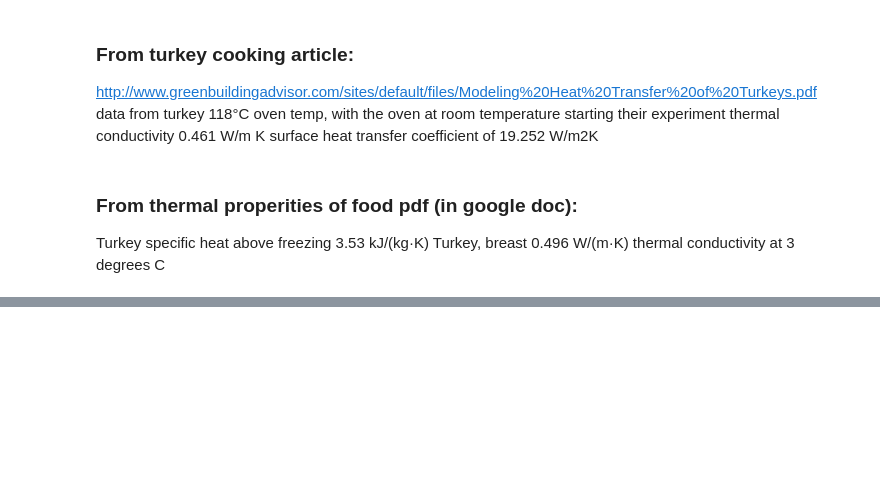
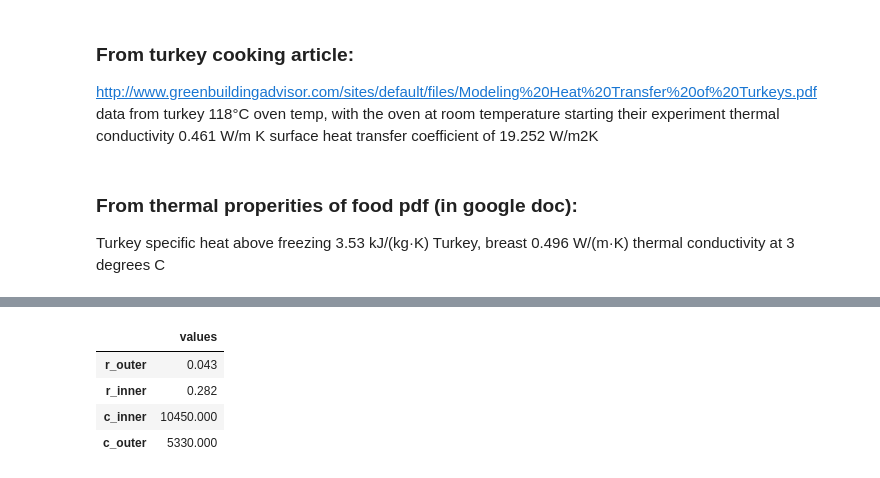
Before and after one commit to MellieZito/Project-2, a Jupyter notebook: code/Turkey.ipynb, the cells around one changed output, grey strips where cells are left out. Drawn from its saved outputs; the diff is of its cells as text; code cells hidden in the pictures; blank space fills up the shorter version.

```diff
--- a/code/Turkey.ipynb
+++ b/code/Turkey.ipynb
@@ -83,0 +86,13 @@ Turkey, breast 0.496 W/(m·K) thermal conductivity at 3 degrees C
+# %%
+params = Params(
+    r_outer = 0.043, #Km^2/W
+    r_inner = 0.282, #Km^2/W
+    c_inner = 10450, #J/K
+    c_outer = 5330, #J/K
+    )
+# %% [output]
+|  | values |
+| r_outer | 0.043 |
+| r_inner | 0.282 |
+| c_inner | 10450.000 |
+| c_outer | 5330.000 |
```
Also changed, not shown: parts of 14 cells of this notebook.
